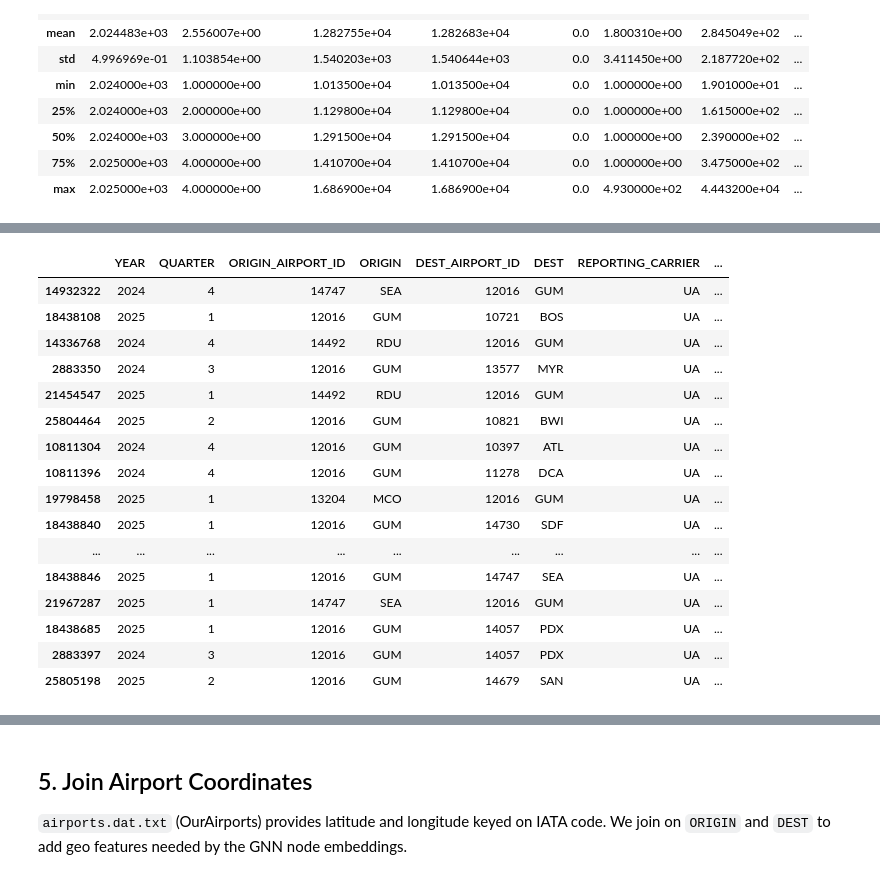
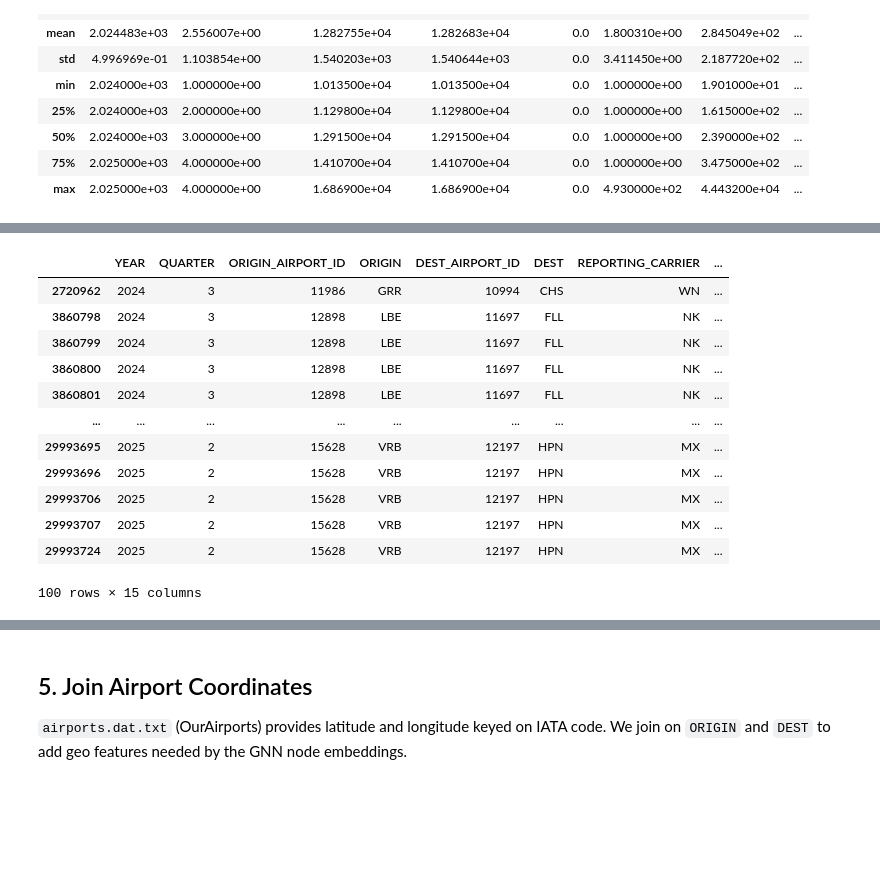
Before and after one commit to normangw/5200-data-viz, a Jupyter notebook: technical-details/data-cleaning/dataclean.ipynb, the cells around one changed output, grey strips where cells are left out. Saved outputs shown, nothing was run; the diff lists cells and outputs as text; code cells hidden in the pictures; blank space fills up the shorter version.

```diff
--- a/technical-details/data-cleaning/dataclean.ipynb
+++ b/technical-details/data-cleaning/dataclean.ipynb
@@ -187,0 +186,14 @@ Name: count, Length: 151785, dtype: int64
+# %%
+#drop abnormally low price for longer distances
+df_clean = (
+    combined
+    .dropna()
+    .query("MARKET_FARE > 19")
+    .query("not (MARKET_DISTANCE > 1000 and MARKET_FARE < 100)")
+    .reset_index(drop=True)
+)
+
+print(f"Before cleaning: {combined.shape[0]:,} rows")
+print(f"After cleaning:  {df_clean.shape[0]:,} rows")
+print(f"Removed:         {combined.shape[0] - df_clean.shape[0]:,} rows ({(combined.shape[0] - df_clean.shape[0]) / combined.shape[0]:.1%})")
+df_clean.describe()
@@ -188,21 +213,17 @@ Name: count, Length: 151785, dtype: int64
 # %%
-#checking if these low price flights make sense
-df_clean[df_clean['MARKET_FARE'] < 40].sort_values('MARKET_DISTANCE', ascending=False).head(20)
+# check again
+df_clean[df_clean['MARKET_FARE'] <100].sort_values('MARKET_DISTANCE', ascending=False).head(100)
 # %% [output]
 |  | YEAR | QUARTER | ORIGIN_AIRPORT_ID | ORIGIN | DEST_AIRPORT_ID | DEST | REPORTING_CARRIER | ... |
-| 14932322 | 2024 | 4 | 14747 | SEA | 12016 | GUM | UA | ... |
-| 18438108 | 2025 | 1 | 12016 | GUM | 10721 | BOS | UA | ... |
-| 14336768 | 2024 | 4 | 14492 | RDU | 12016 | GUM | UA | ... |
-| 2883350 | 2024 | 3 | 12016 | GUM | 13577 | MYR | UA | ... |
-| 21454547 | 2025 | 1 | 14492 | RDU | 12016 | GUM | UA | ... |
-| 25804464 | 2025 | 2 | 12016 | GUM | 10821 | BWI | UA | ... |
-| 10811304 | 2024 | 4 | 12016 | GUM | 10397 | ATL | UA | ... |
-| 10811396 | 2024 | 4 | 12016 | GUM | 11278 | DCA | UA | ... |
-| 19798458 | 2025 | 1 | 13204 | MCO | 12016 | GUM | UA | ... |
-| 18438840 | 2025 | 1 | 12016 | GUM | 14730 | SDF | UA | ... |
+| 2720962 | 2024 | 3 | 11986 | GRR | 10994 | CHS | WN | ... |
+| 3860798 | 2024 | 3 | 12898 | LBE | 11697 | FLL | NK | ... |
+| 3860799 | 2024 | 3 | 12898 | LBE | 11697 | FLL | NK | ... |
+| 3860800 | 2024 | 3 | 12898 | LBE | 11697 | FLL | NK | ... |
+| 3860801 | 2024 | 3 | 12898 | LBE | 11697 | FLL | NK | ... |
 | ... | ... | ... | ... | ... | ... | ... | ... | ... |
-| 18438846 | 2025 | 1 | 12016 | GUM | 14747 | SEA | UA | ... |
-| 21967287 | 2025 | 1 | 14747 | SEA | 12016 | GUM | UA | ... |
-| 18438685 | 2025 | 1 | 12016 | GUM | 14057 | PDX | UA | ... |
-| 2883397 | 2024 | 3 | 12016 | GUM | 14057 | PDX | UA | ... |
-| 25805198 | 2025 | 2 | 12016 | GUM | 14679 | SAN | UA | ... |
+| 29993695 | 2025 | 2 | 15628 | VRB | 12197 | HPN | MX | ... |
+| 29993696 | 2025 | 2 | 15628 | VRB | 12197 | HPN | MX | ... |
+| 29993706 | 2025 | 2 | 15628 | VRB | 12197 | HPN | MX | ... |
+| 29993707 | 2025 | 2 | 15628 | VRB | 12197 | HPN | MX | ... |
+| 29993724 | 2025 | 2 | 15628 | VRB | 12197 | HPN | MX | ... |
+100 rows × 15 columns
```
Also changed, not shown: parts of 56 cells of this notebook, 13 other files.
